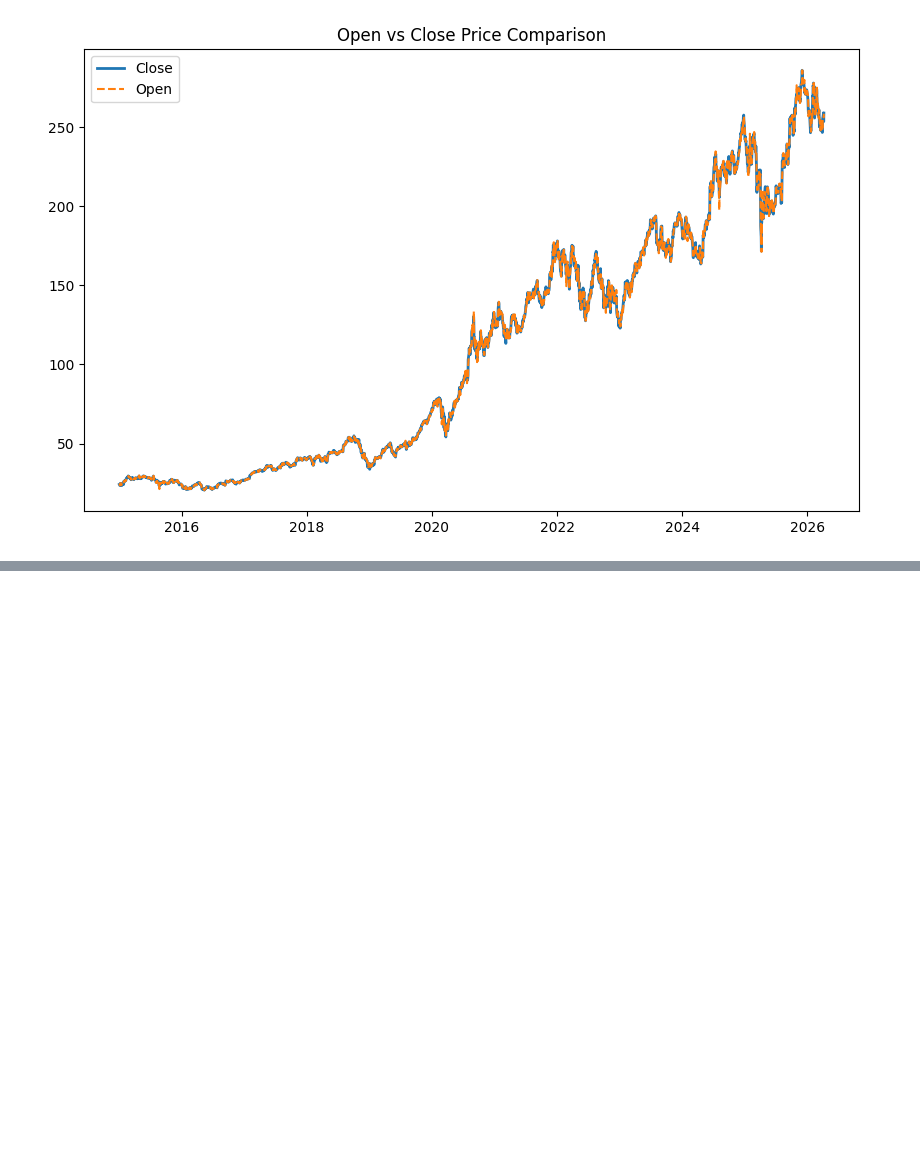
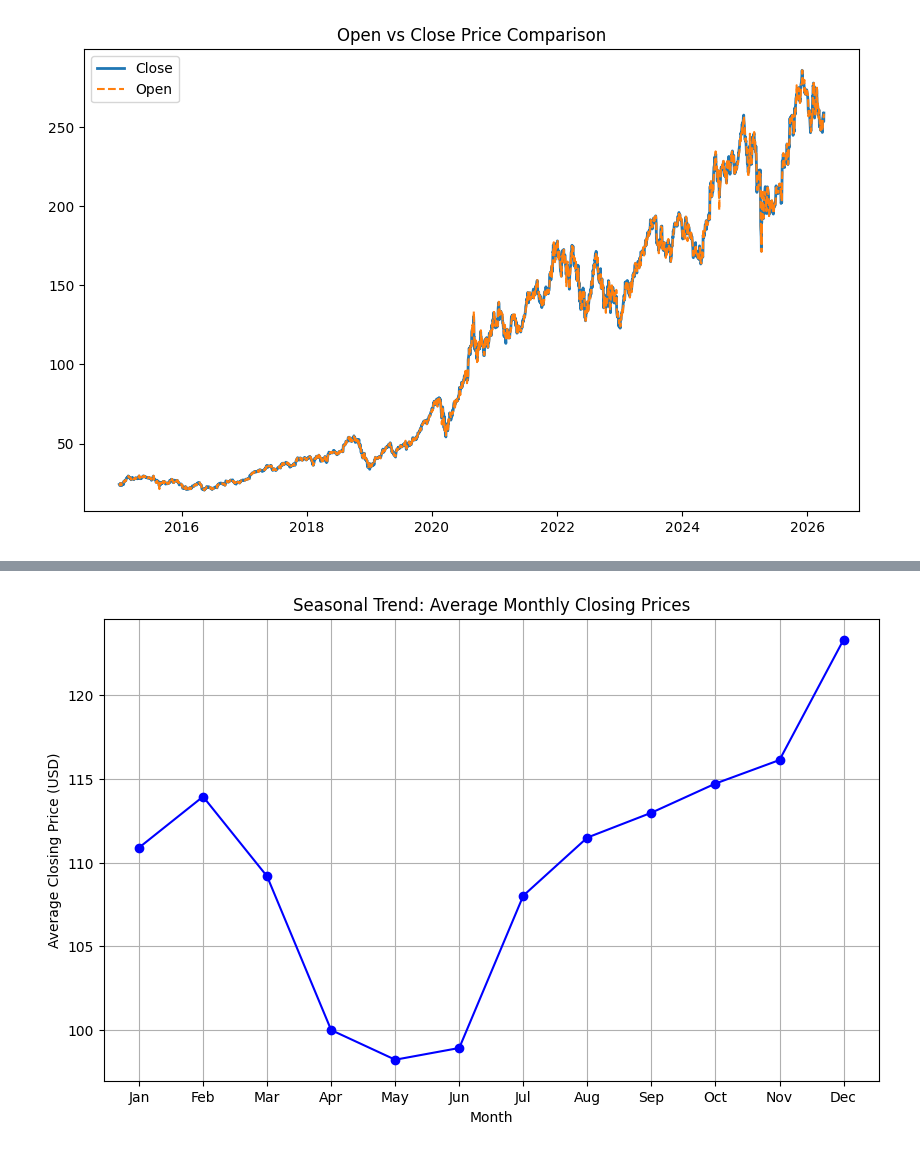
Before and after one commit to vijais0604-cloud/Apple_Stock_Prediction, a Jupyter notebook: Apple_Stock.ipynb, the cells around one changed output, grey strips where cells are left out. Drawn from its saved outputs; the diff is of its cells as text; code cells hidden in the pictures; blank space fills up the shorter version.

```diff
--- a/Apple_Stock.ipynb
+++ b/Apple_Stock.ipynb
@@ -105,0 +152,19 @@ plt.show()
+# %%
+df["Vol_5"]=df["Volume"].rolling(window=5).mean()
+df["Vol_20"]=df["Volume"].rolling(window=20).mean()
+df["Vol_60"]=df["Volume"].rolling(window=60).mean()
+# %%
+# Calculate monthly average closing prices
+monthly_avg = df.groupby('Month')['Close'].mean()
+
+# Plot the seasonal trend
+plt.figure(figsize=(10, 6))
+plt.plot(monthly_avg.index, monthly_avg.values, marker='o', linestyle='-', color='blue')
+plt.title('Seasonal Trend: Average Monthly Closing Prices')
+plt.xlabel('Month')
+plt.ylabel('Average Closing Price (USD)')
+plt.xticks(range(1, 13), ['Jan', 'Feb', 'Mar', 'Apr', 'May', 'Jun', 'Jul', 'Aug', 'Sep', 'Oct', 'Nov', 'Dec'])
+plt.grid(True)
+plt.show()
+# %% [output]
+[figure, added]
```
Also changed, not shown: parts of 14 cells of this notebook.
